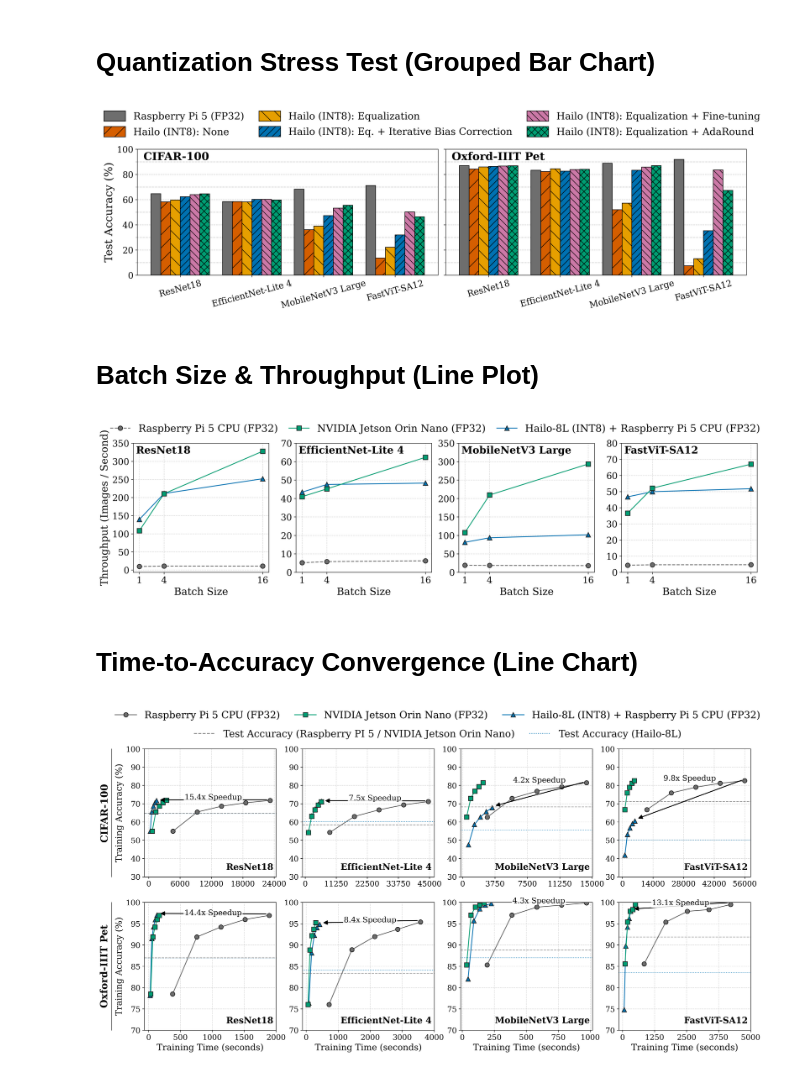
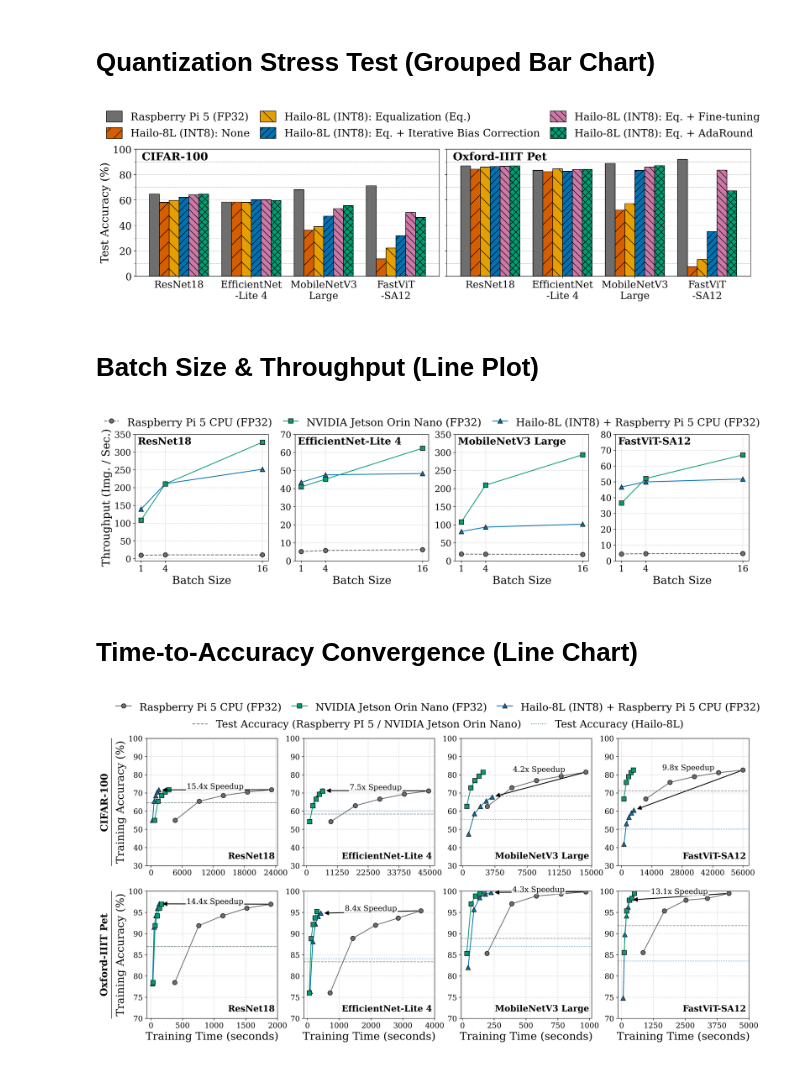
Before and after one commit to MatPiech/accelerator-training, a Jupyter notebook: notebooks/paper_visualization.ipynb, the cells around one changed output. Saved outputs shown, nothing was run; the diff lists cells and outputs as text; code cells hidden in the pictures.

Commit message:
Post-review figures update

```diff
--- a/notebooks/paper_visualization.ipynb
+++ b/notebooks/paper_visualization.ipynb
@@ -72,54 +72,55 @@ def plot_dataset(ax, title, base_cpu, hailo_none, hailo_eq, hailo_eq_ibc, hailo_
     hatch_styles = ['', '/', '\\', '//', '\\\\', 'xx']
     offsets = np.array([-2.5, -1.5, -0.5, 0.5, 1.5, 2.5]) * width
     ax.bar(x + offsets[0], base_cpu_pct, width, label='Raspberry Pi 5 (FP32)', color=research_palette['gray'], edgecolor='black', hatch=hatch_styles[0])
-    ax.bar(x + offsets[1], hailo_none_pct, width, label='Hailo (INT8): None', color=research_palette['red'], edgecolor='black', hatch=hatch_styles[1])
-    ax.bar(x + offsets[2], hailo_eq_pct, width, label='Hailo (INT8): Equalization', color=research_palette['orange'], edgecolor='black', hatch=hatch_styles[2])
-    ax.bar(x + offsets[3], hailo_eq_ibc_pct, width, label='Hailo (INT8): Eq. + Iterative Bias Correction', color=research_palette['blue'], edgecolor='black', hatch=hatch_styles[3])
-    ax.bar(x + offsets[4], hailo_eq_finetune_pct, width, label='Hailo (INT8): Equalization + Fine-tuning', color=research_palette['purple'], edgecolor='black', hatch=hatch_styles[4])
-    ax.bar(x + offsets[5], hailo_eq_ada_pct, width, label='Hailo (INT8): Equalization + AdaRound', color=research_palette['green'], edgecolor='black', hatch=hatch_styles[5])
+    ax.bar(x + offsets[1], hailo_none_pct, width, label='Hailo-8L (INT8): None', color=research_palette['red'], edgecolor='black', hatch=hatch_styles[1])
+    ax.bar(x + offsets[2], hailo_eq_pct, width, label='Hailo-8L (INT8): Equalization (Eq.)', color=research_palette['orange'], edgecolor='black', hatch=hatch_styles[2])
+    ax.bar(x + offsets[3], hailo_eq_ibc_pct, width, label='Hailo-8L (INT8): Eq. + Iterative Bias Correction', color=research_palette['blue'], edgecolor='black', hatch=hatch_styles[3])
+    ax.bar(x + offsets[4], hailo_eq_finetune_pct, width, label='Hailo-8L (INT8): Eq. + Fine-tuning', color=research_palette['purple'], edgecolor='black', hatch=hatch_styles[4])
+    ax.bar(x + offsets[5], hailo_eq_ada_pct, width, label='Hailo-8L (INT8): Eq. + AdaRound', color=research_palette['green'], edgecolor='black', hatch=hatch_styles[5])
     ax.text(0.02, 0.98, title, transform=ax.transAxes, ha='left', va='top', fontsize=20, fontweight='bold')
     ax.set_xticks(x)
-    ax.set_xticklabels(models, fontsize=16, rotation=15)
+    ax.set_xticklabels([m.replace('-', '\n-') if '-' in m else m.replace(' ', '\n') for m in models], fontsize=18, rotation=0)
     ax.grid(axis='y', linestyle='--', alpha=0.7)
     ax.set_ylim(0, 100)
     ax.set_yticks(np.arange(0, 101, 20))
-    ax.set_yticklabels(np.arange(0, 101, 20), fontsize=16)
+    ax.set_yticklabels(np.arange(0, 101, 20), fontsize=18)
     ax.set_yticks(np.arange(0, 101, 10), minor=True)
     ax.grid(axis='y', which='minor', linestyle=':', alpha=0.8, linewidth=0.8, color=research_palette['gray'])
     ax.tick_params(axis='y', which='minor', length=3, width=0.6, color=research_palette['gray'])
 
 plot_dataset(
     axs[0],
     'CIFAR-100',
     cifar_base_cpu,
     cifar_hailo_none,
     cifar_hailo_eq,
     cifar_hailo_eq_ibc,
     cifar_hailo_eq_finetune,
     cifar_hailo_eq_ada,
 )
 plot_dataset(
     axs[1],
     'Oxford-IIIT Pet',
     pets_base_cpu,
     pets_hailo_none,
     pets_hailo_eq,
     pets_hailo_eq_ibc,
     pets_hailo_eq_finetune,
     pets_hailo_eq_ada,
 )
 
 axs[0].set_ylabel('Test Accuracy (%)', fontsize=20)
 
 # Shared legend above both plots
 handles, labels = axs[0].get_legend_handles_labels()
-fig.legend(handles, labels, loc='upper center', ncol=3, frameon=False, bbox_to_anchor=(0.5, 1.2), columnspacing=1.5, handlelength=2.2, handleheight=1.25, fontsize=18)
+fig.legend(handles, labels, loc='upper center', ncol=3, frameon=False, bbox_to_anchor=(0.5, 1.2), columnspacing=1, handlelength=1.5, handleheight=1.25, fontsize=19)
 fig.subplots_adjust(top=0.9, bottom=0.10, wspace=0.025)
 
-plt.savefig('Figure_X_quantization_performance_restoration.pdf')
+# plt.savefig('Figure_4_quantization_performance_restoration.pdf')
+# plt.savefig('../.images/quantization_performance_restoration.png', dpi=300, transparent=False)
 plt.show()
 # %% [output]
-[figure, old version]
+[figure, new version]
 # %% [markdown]
 # Batch Size & Throughput (Line Plot)
 # %%
@@ -174,9 +175,9 @@ for i, ax in enumerate(axs):
 
 # Shared axis labels
 for ax in axs:
-    ax.set_xlabel('Batch Size', fontsize=18)
+    ax.set_xlabel('Batch Size', fontsize=20)
     # ax.set_xscale('log')
-axs[0].set_ylabel('Throughput (Images / Second)', fontsize=18)
+axs[0].set_ylabel('Throughput (Img. / Sec.)', fontsize=20)
 
 # Shared legend above first row
 handles, labels = axs[0].get_legend_handles_labels()
@@ -186,14 +187,15 @@ legend_order = [
     'Hailo-8L (INT8) + Raspberry Pi 5 CPU (FP32)',
 ]
 ordered_handles = [handles[labels.index(name)] for name in legend_order]
-fig.legend(ordered_handles, legend_order, loc='upper center', ncol=3, frameon=False, bbox_to_anchor=(0.5, 1.075), fontsize=18, columnspacing=1.1, handlelength=2)
+fig.legend(ordered_handles, legend_order, loc='upper center', ncol=3, frameon=False, bbox_to_anchor=(0.5, 1.075), fontsize=19, columnspacing=1.1, handlelength=1.4, handleheight=1.5)
 
 fig.subplots_adjust(top=0.9, hspace=0.1, wspace=0.2, bottom=0.1)
 
-plt.savefig('Figure_5_throughput_grid.pdf')
+# plt.savefig('Figure_5_throughput_grid.pdf')
+# plt.savefig('../.images/throughput_grid.png', dpi=300, transparent=False)
 plt.show()
 # %% [output]
-[figure, old version]
+[figure, new version]
 # %% [markdown]
 # Time-to-Accuracy Convergence (Line Chart)
 # %%
@@ -383,7 +385,7 @@ for row_idx, dataset in enumerate(datasets):
                 y_min = min(min(a_cpu_pct), min(a_hailo_pct))
                 y_max = max(max(a_cpu_pct), max(a_hailo_pct))
                 y_range = max(y_max - y_min, 1e-6)
-                y_offset = 0.02 * y_range
+                y_offset = 0.0 #0.02 * y_range
                 y_start = a_hailo_last + y_offset
                 y_end = a_cpu_last + y_offset
                 x_mid = (t_hailo_last + t_cpu_last) / 2
@@ -407,15 +409,15 @@ for row_idx, dataset in enumerate(datasets):
 
 # Shared axis labels
 for ax in axs[1, :]:
-    ax.set_xlabel('Training Time (seconds)', fontsize=16)
+    ax.set_xlabel('Training Time (seconds)', fontsize=20)
 for ax in axs[:, 0]:
-    ax.set_ylabel('Training Accuracy (%)', fontsize=16)
+    ax.set_ylabel('Training Accuracy (%)', fontsize=20)
 
 # Dataset labels as secondary y-axis labels on the left
 for row_idx, dataset in enumerate(datasets):
     dataset_axis = axs[row_idx, 0].twinx()
     dataset_axis.spines['right'].set_visible(False)
-    dataset_axis.spines['left'].set_position(('outward', 60))
+    dataset_axis.spines['left'].set_position(('outward', 65))
     dataset_axis.yaxis.set_label_position('left')
     dataset_axis.yaxis.tick_left()
     dataset_axis.set_yticks([])
@@ -441,9 +443,10 @@ legend_main = fig.legend(
     ncol=3,
     frameon=False,
     bbox_to_anchor=(0.5, 1.15),
-    fontsize=18,
-    columnspacing=1.5,
-    handlelength=2.2,
+    fontsize=19,
+    columnspacing=1,
+    handlelength=1.5,
+    handleheight=1.5
 )
 fig.legend(
     dash_handles,
@@ -452,15 +455,16 @@ fig.legend(
     ncol=2,
     frameon=False,
     bbox_to_anchor=(0.5, 1.09),
-    fontsize=18,
-    columnspacing=1.5,
-    handlelength=2.2,
+    fontsize=19,
+    columnspacing=1,
+    handlelength=1.5,
 )
 fig.add_artist(legend_main)
 
 fig.subplots_adjust(top=1.0, hspace=0.2, wspace=0.2, bottom=0.1)
 
-plt.savefig('Figure_X_convergence_grid.pdf')
+# plt.savefig('Figure_3_convergence_grid.pdf')
+# plt.savefig('../.images/convergence_grid.png', dpi=300, transparent=False)
 plt.show()
 # %% [output]
-[figure, old version]
+[figure, new version]
```
Also changed, not shown: 6 other files.
